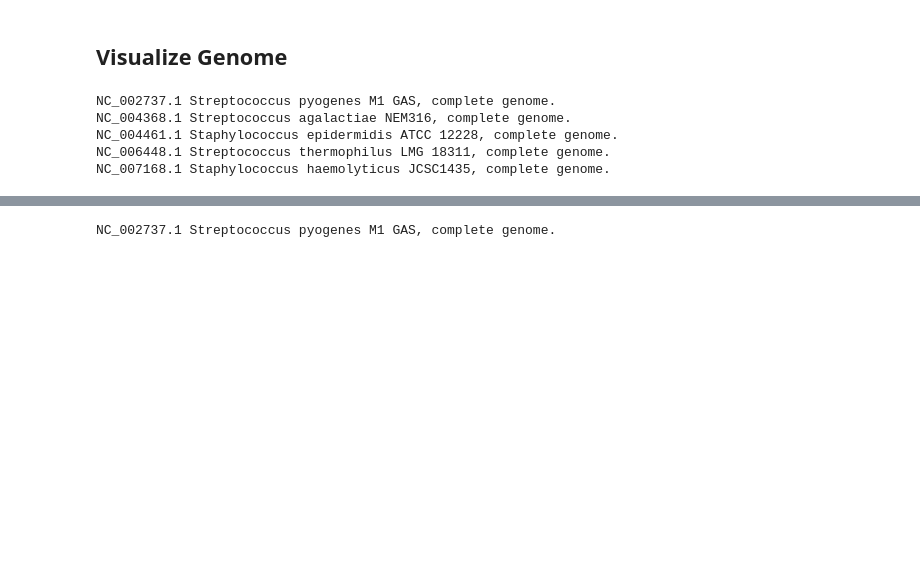
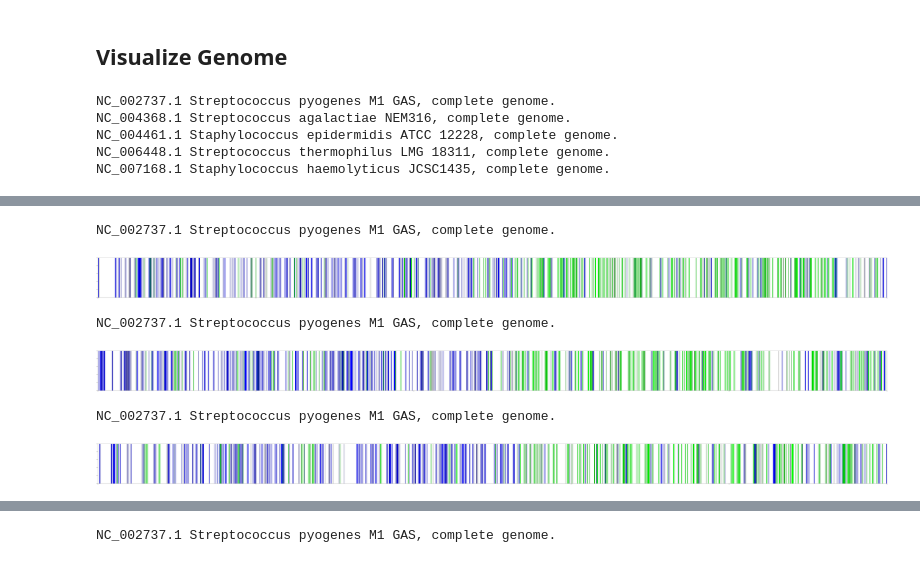
Before and after one commit to ingrid88/Bioinformatics-Kojak, a Jupyter notebook: Visualization.ipynb, the cells around one changed output, grey strips where cells are left out. Drawn from its saved outputs; the diff is of its cells as text; code cells hidden in the pictures; blank space fills up the shorter version.

```diff
--- a/Visualization.ipynb
+++ b/Visualization.ipynb
@@ -84,3 +125,12 @@ def all_vis(d):
         title = d[i][2]
         print(title)
         plt.show()
+# %%
+all_vis(de)
+# %% [output]
+NC_002737.1 Streptococcus pyogenes M1 GAS, complete genome.
+[figure, added]
+NC_002737.1 Streptococcus pyogenes M1 GAS, complete genome.
+[figure, added]
+NC_002737.1 Streptococcus pyogenes M1 GAS, complete genome.
+[figure, added]
```
Also changed, not shown: parts of 11 cells of this notebook, 2 other files.
